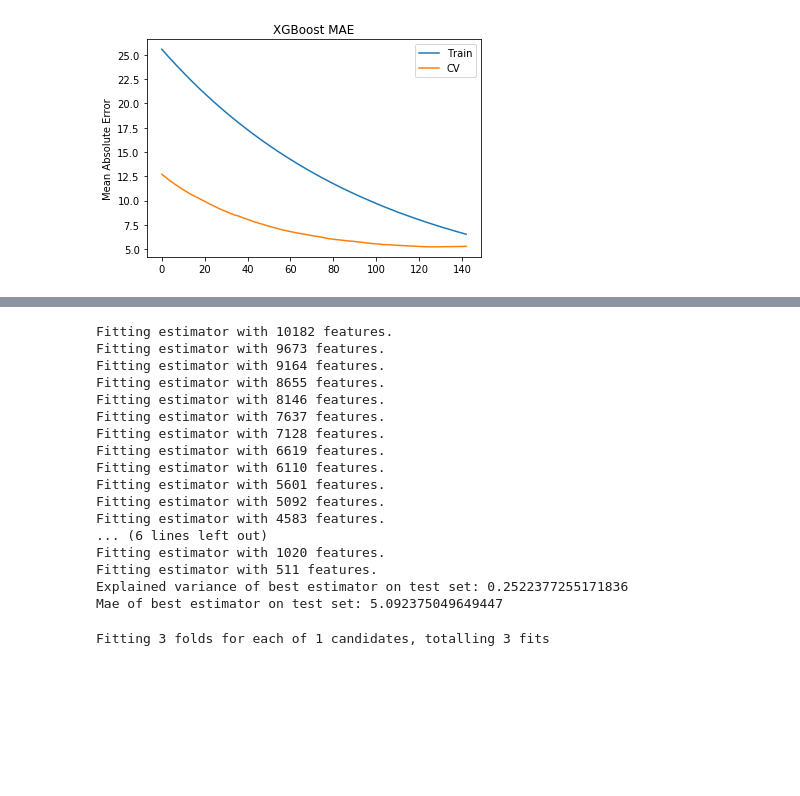
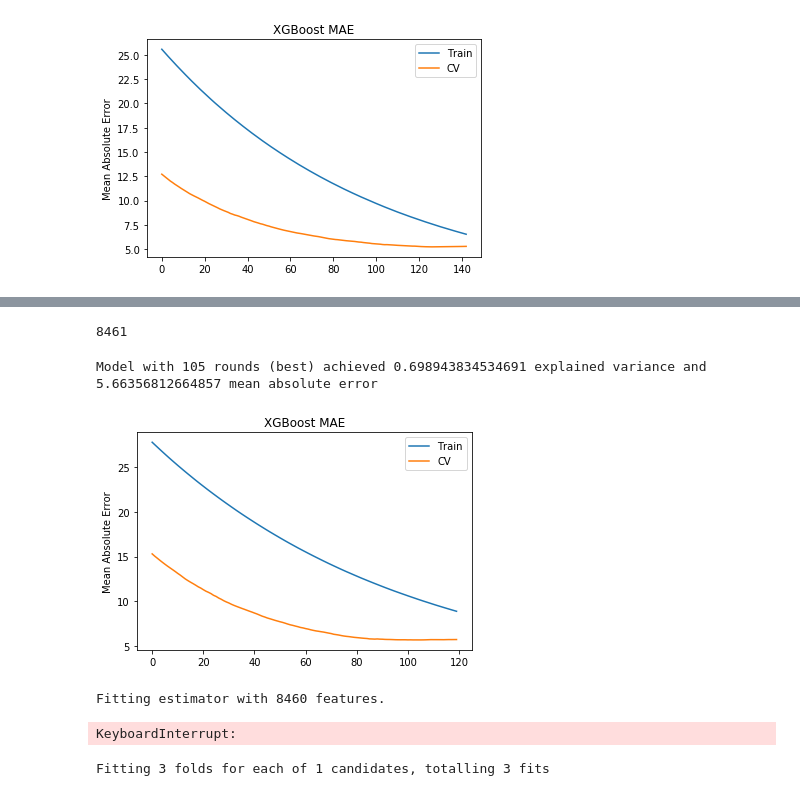
Before and after one commit to rohilbadkundri/CALM, a Jupyter notebook: exhaustive_feature_selection.ipynb, the cells around one changed output, grey strips where cells are left out. Drawn from its saved outputs; the diff is of its cells as text; code cells hidden in the pictures; blank space fills up the shorter version.

```diff
--- a/exhaustive_feature_selection.ipynb
+++ b/exhaustive_feature_selection.ipynb
@@ -191,0 +194,6 @@ fs.identify_collinear(correlation_threshold=0.975)
+# %%
+cols_to_keep = set(selected_features_4_6.columns) - set(fs.ops['collinear'])
+# %%
+len(cols_to_keep)
+# %% [output]
+8461
@@ -192 +202,8 @@ fs.identify_collinear(correlation_threshold=0.975)
+# %%
+corr_selected_features_4_6 = selected_features_4_6[list(cols_to_keep)]
+# %%
+validate_performance(corr_selected_features_4_6, full_data_4_6[['date', 'week_4_to_6_cases']])
+# %% [output]
+Model with 105 rounds (best) achieved 0.698943834534691 explained variance and 5.66356812664857 mean absolute error
+[figure, added]
 # %%
@@ -221,23 +239,8 @@ def recursive_feature_elimination(X, y, split_date):
 
     return (rfe, X_transformed)
 # %%
-rfe_4_6, X_rfe_4_6 = recursive_feature_elimination(selected_features_4_6, full_data_4_6[['date', 'week_4_to_6_cases']], '2017-10-30')
+rfe_4_6, corr_selected_features_4_6 = recursive_feature_elimination(corr_selected_features_4_6, full_data_4_6[['date', 'week_4_to_6_cases']])
 # %% [output]
-Fitting estimator with 10182 features.
-Fitting estimator with 9673 features.
-Fitting estimator with 9164 features.
-Fitting estimator with 8655 features.
-Fitting estimator with 8146 features.
-Fitting estimator with 7637 features.
-Fitting estimator with 7128 features.
-Fitting estimator with 6619 features.
-Fitting estimator with 6110 features.
-Fitting estimator with 5601 features.
-Fitting estimator with 5092 features.
-Fitting estimator with 4583 features.
-... (6 lines left out)
-Fitting estimator with 1020 features.
-Fitting estimator with 511 features.
-Explained variance of best estimator on test set: 0.2522377255171836
-Mae of best estimator on test set: 5.092375049649447
+Fitting estimator with 8460 features.
+KeyboardInterrupt:
 # %%
```
Also changed, not shown: parts of 4 cells of this notebook.
